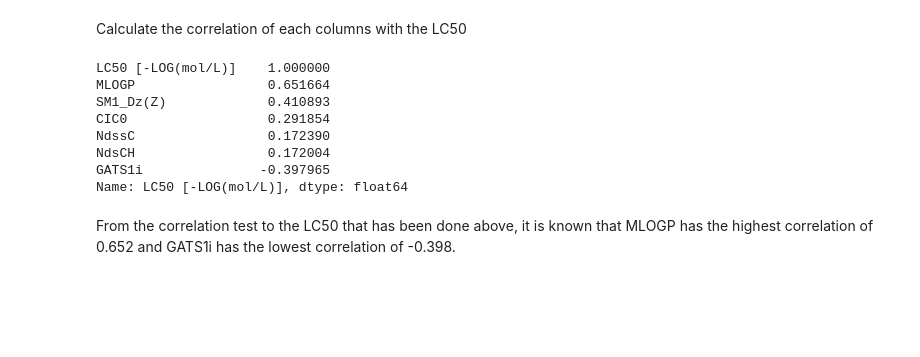
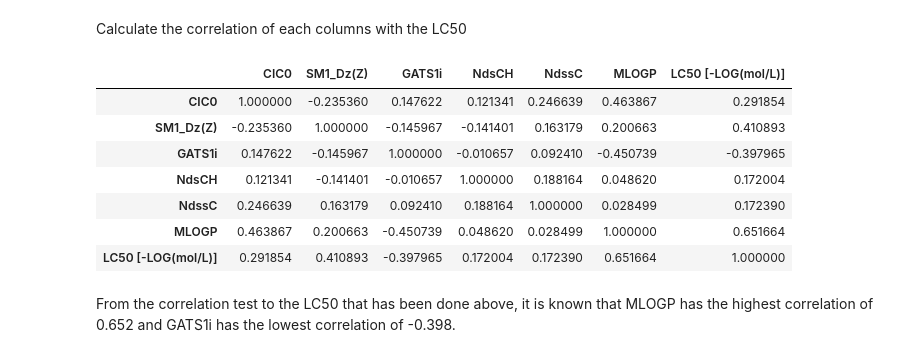
Before and after one commit to trizkynoviandy/qsar-fish-toxicity, a Jupyter notebook: qsar_fish_toxicity.ipynb, the cells around one changed output. Drawn from its saved outputs; the diff is of its cells as text; code cells hidden in the pictures; blank space fills up the shorter version.

```diff
--- a/qsar_fish_toxicity.ipynb
+++ b/qsar_fish_toxicity.ipynb
@@ -65,18 +65,17 @@ dataset.describe()
 | max | 5.926000 | 2.171000 | 2.920000 | 4.000000 | 6.000000 | 6.515000 | 9.612000 |
 # %% [markdown]
 Calculate the correlation of each columns with the LC50
-# %%
-correlation = dataset.corr(method = 'pearson')['LC50 [-LOG(mol/L)]'].sort_values(ascending=False)
-correlation
-# %% [output]
-LC50 [-LOG(mol/L)]    1.000000
-MLOGP                 0.651664
-SM1_Dz(Z)             0.410893
-CIC0                  0.291854
-NdssC                 0.172390
-NdsCH                 0.172004
-GATS1i               -0.397965
-Name: LC50 [-LOG(mol/L)], dtype: float64
+# %%
+dataset.corr(method='pearson')
+# %% [output]
+|  | CIC0 | SM1_Dz(Z) | GATS1i | NdsCH | NdssC | MLOGP | LC50 [-LOG(mol/L)] |
+| CIC0 | 1.000000 | -0.235360 | 0.147622 | 0.121341 | 0.246639 | 0.463867 | 0.291854 |
+| SM1_Dz(Z) | -0.235360 | 1.000000 | -0.145967 | -0.141401 | 0.163179 | 0.200663 | 0.410893 |
+| GATS1i | 0.147622 | -0.145967 | 1.000000 | -0.010657 | 0.092410 | -0.450739 | -0.397965 |
+| NdsCH | 0.121341 | -0.141401 | -0.010657 | 1.000000 | 0.188164 | 0.048620 | 0.172004 |
+| NdssC | 0.246639 | 0.163179 | 0.092410 | 0.188164 | 1.000000 | 0.028499 | 0.172390 |
+| MLOGP | 0.463867 | 0.200663 | -0.450739 | 0.048620 | 0.028499 | 1.000000 | 0.651664 |
+| LC50 [-LOG(mol/L)] | 0.291854 | 0.410893 | -0.397965 | 0.172004 | 0.172390 | 0.651664 | 1.000000 |
 # %% [markdown]
 From the correlation test to the LC50 that has been done above, it is known that MLOGP has the highest correlation of 0.652 and GATS1i has the lowest correlation of -0.398.
 # %% [markdown]
```
Also changed, not shown: parts of 19 cells of this notebook, 1 other file.
